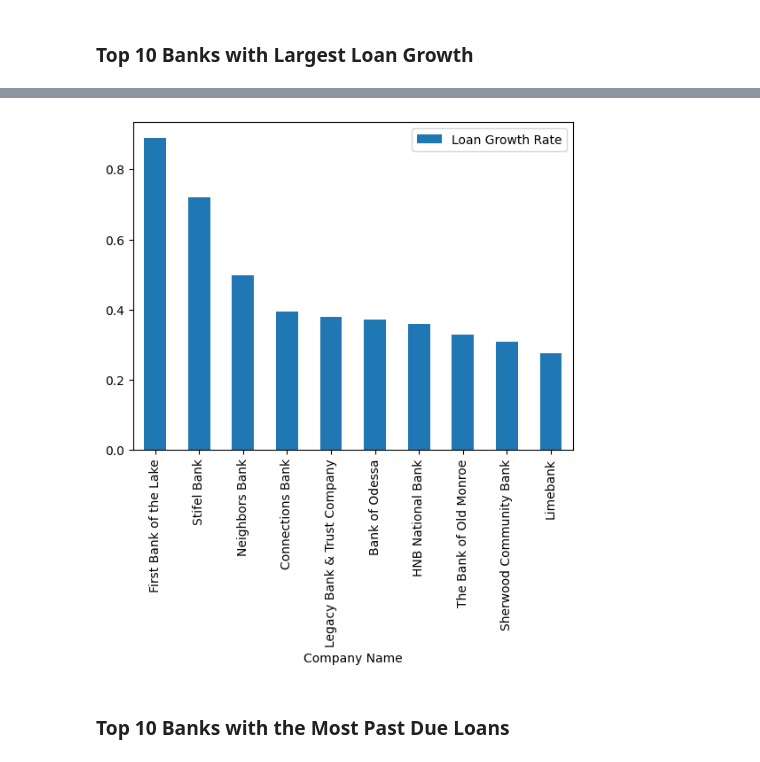
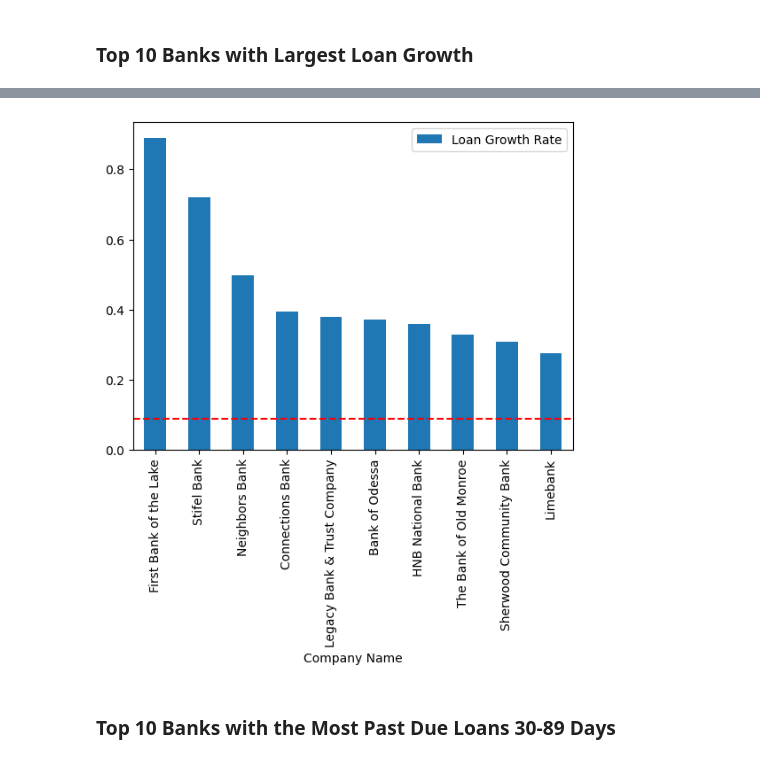
Before and after one commit to chelsbrammer/loan-losses-analysis, a Jupyter notebook: loan_analysis.ipynb, the cells around one changed output, grey strips where cells are left out. Drawn from its saved outputs; the diff is of its cells as text; code cells hidden in the pictures.

```diff
--- a/loan_analysis.ipynb
+++ b/loan_analysis.ipynb
@@ -52,16 +93,15 @@ new_df.nlargest(n=10, columns=['Loan Growth Rate'])
 # %%
 import matplotlib.pyplot as plt
 
-# Assuming 'new_df' is your DataFrame and 'Loan Growth Rate' is the column of interest
 top10growth = new_df.nlargest(n=10, columns='Loan Growth Rate')
 
-# Plotting
 top10growth.plot(kind='bar', x='Company Name', y='Loan Growth Rate')
+plt.axhline(y=0.089, color='r', linestyle='--')
 plt.show()
 # %% [output]
-[figure, old version]
+[figure, new version]
 # %% [markdown]
-### Top 10 Banks with the Most Past Due Loans
+### Top 10 Banks with the Most Past Due Loans 30-89 Days
 # %%
 new_df.nlargest(n=10, columns=['Past Due 30-89 Days'])
 # %% [output]
```
Also changed, not shown: parts of 20 cells of this notebook, 1 other file.
